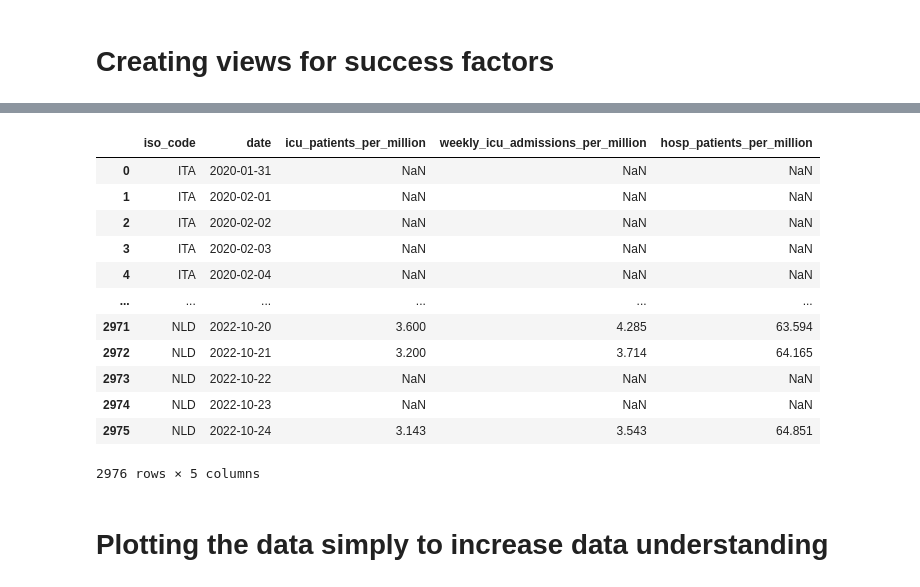
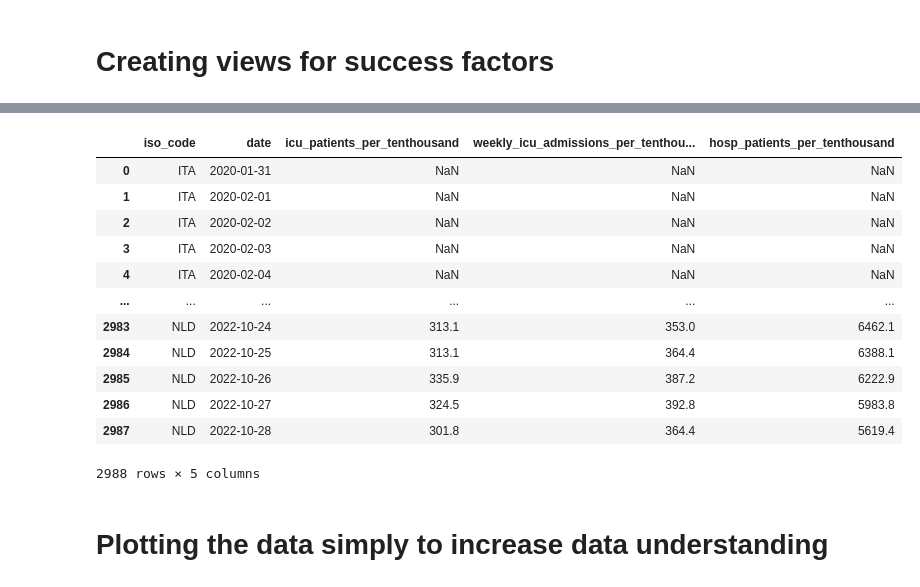
Before and after one commit to KasperGoes/Data-Science-dashboard, a Jupyter notebook: docker/dashboard/Data prep.ipynb, the cells around one changed output, grey strips where cells are left out. Cells and saved outputs as stored; diff of their text form; code cells hidden in the pictures.

```diff
--- a/docker/dashboard/Data prep.ipynb
+++ b/docker/dashboard/Data prep.ipynb
@@ -9,7 +9,7 @@ import matplotlib.pyplot as plt
 
 # Some pandas display options
 pd.set_option('display.max_columns', 50)
-pd.set_option('display.max_rows', 1000)
+pd.set_option('display.max_rows', 10)
 pd.set_option('display.width', 500)
 # %% [markdown]
 # Loading owid data to sql database
@@ -396,29 +553,29 @@ df
 # %%
 #getting the relevant kpi data for hospitalizations
 db_conn.execute("DROP VIEW IF EXISTS hospitalizations, weeklyHos CASCADE;")
 query = '''
 CREATE OR REPLACE VIEW hospitalizations AS
-SELECT all_relevant.iso_code, date, icu_patients_per_million, weekly_icu_admissions_per_million, hosp_patients_per_million
+SELECT all_relevant.iso_code, date, icu_patients_per_tenthousand, weekly_icu_admissions_per_tenthousand, hosp_patients_per_tenthousand
 FROM all_relevant
 ORDER BY all_relevant.iso_code ASC, date ASC
 '''
 db_conn.execute(query)
 df = pd.read_sql('SELECT * FROM hospitalizations',db_conn)
 df
 # %% [output]
-|  | iso_code | date | icu_patients_per_million | weekly_icu_admissions_per_million | hosp_patients_per_million |
+|  | iso_code | date | icu_patients_per_tenthousand | weekly_icu_admissions_per_tenthou... | hosp_patients_per_tenthousand |
 | 0 | ITA | 2020-01-31 | NaN | NaN | NaN |
 | 1 | ITA | 2020-02-01 | NaN | NaN | NaN |
 | 2 | ITA | 2020-02-02 | NaN | NaN | NaN |
 | 3 | ITA | 2020-02-03 | NaN | NaN | NaN |
 | 4 | ITA | 2020-02-04 | NaN | NaN | NaN |
 | ... | ... | ... | ... | ... | ... |
-| 2971 | NLD | 2022-10-20 | 3.600 | 4.285 | 63.594 |
-| 2972 | NLD | 2022-10-21 | 3.200 | 3.714 | 64.165 |
-| 2973 | NLD | 2022-10-22 | NaN | NaN | NaN |
-| 2974 | NLD | 2022-10-23 | NaN | NaN | NaN |
-| 2975 | NLD | 2022-10-24 | 3.143 | 3.543 | 64.851 |
+| 2983 | NLD | 2022-10-24 | 313.1 | 353.0 | 6462.1 |
+| 2984 | NLD | 2022-10-25 | 313.1 | 364.4 | 6388.1 |
+| 2985 | NLD | 2022-10-26 | 335.9 | 387.2 | 6222.9 |
+| 2986 | NLD | 2022-10-27 | 324.5 | 392.8 | 5983.8 |
+| 2987 | NLD | 2022-10-28 | 301.8 | 364.4 | 5619.4 |
-2976 rows × 5 columns
+2988 rows × 5 columns
 # %% [markdown]
 # Plotting the data simply to increase data understanding
 # %%
```
Also changed, not shown: parts of 30 cells of this notebook.
